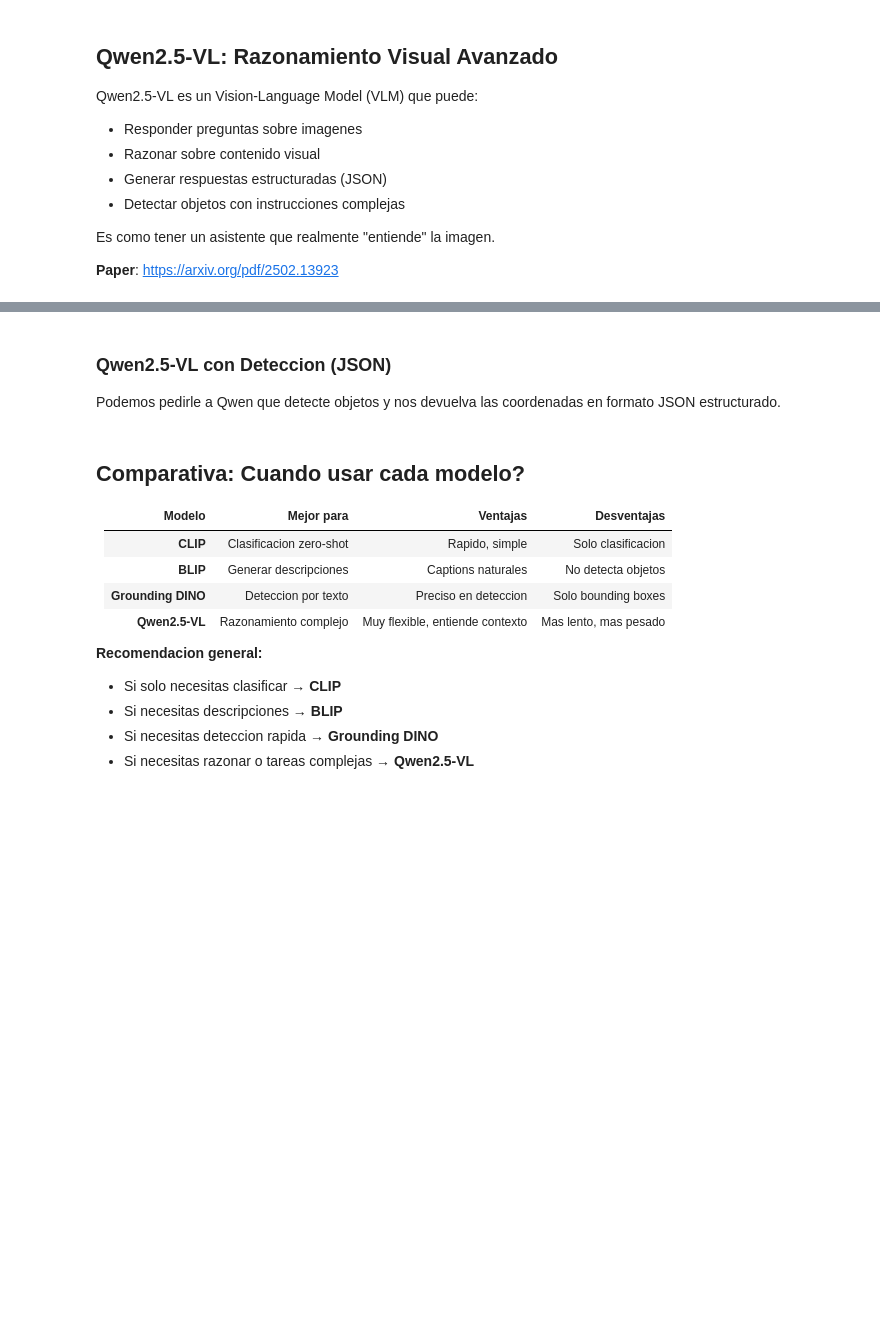
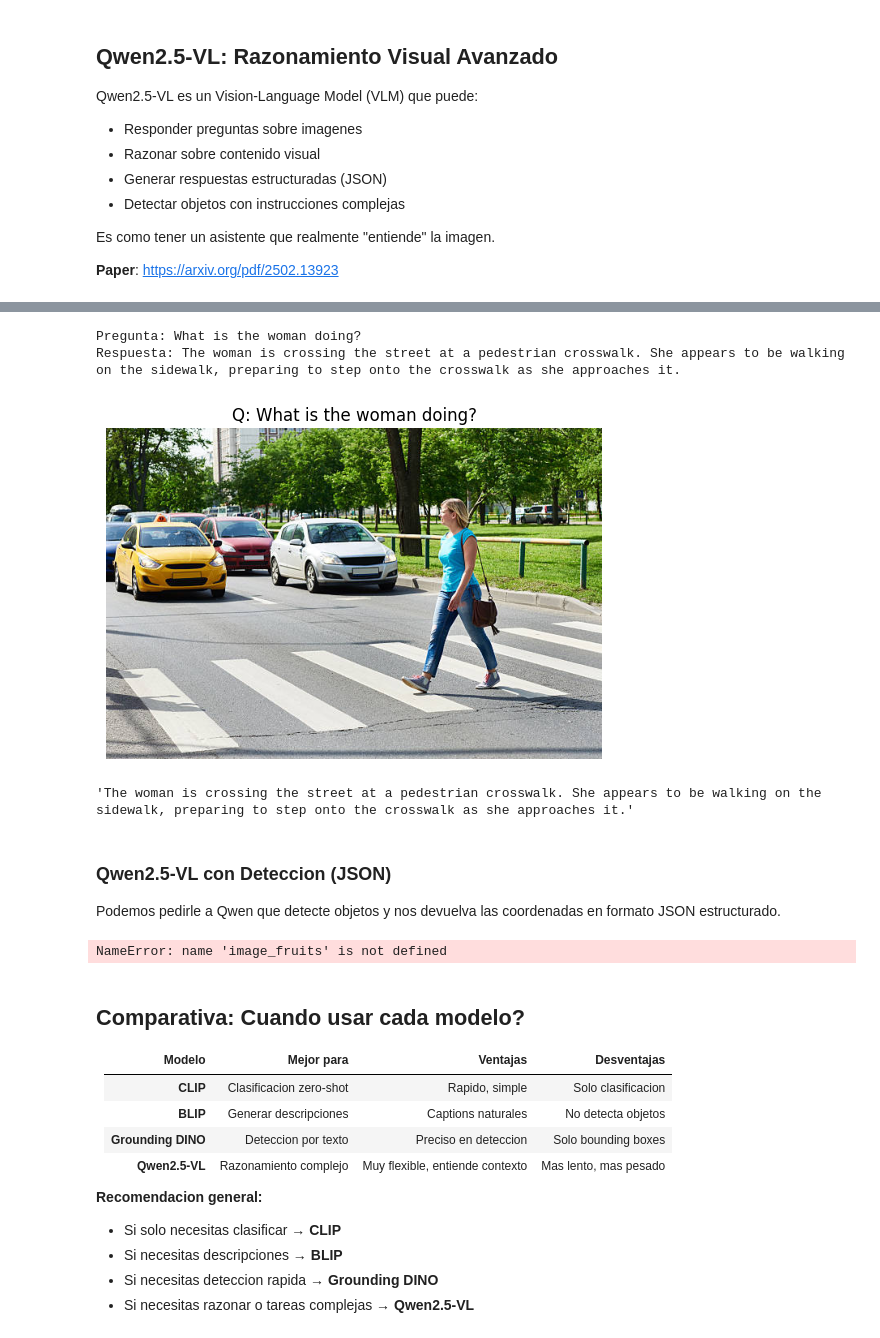
Before and after one commit to sergiovillanueva/Modelos_Fundacionales, a Jupyter notebook: 3_Multimodal.ipynb, the cells around one changed output, grey strips where cells are left out. Cells and saved outputs as stored; diff of their text form; code cells hidden in the pictures; blank space fills up the shorter version.

````diff
--- a/3_Multimodal.ipynb
+++ b/3_Multimodal.ipynb
@@ -274,34 +282,39 @@ def ask_qwen(image, question):
     # Procesar
     text = qwen_processor.apply_chat_template(messages, tokenize=False, add_generation_prompt=True)
     image_inputs, video_inputs = process_vision_info(messages)
     inputs = qwen_processor(text=[text], images=image_inputs, videos=video_inputs, padding=True, return_tensors="pt").to(device)
 
     # Generar respuesta
     with torch.no_grad():
-        generated_ids = qwen_model.generate(**inputs, max_new_tokens=256)
+        generated_ids = qwen_model.generate(**inputs, max_new_tokens=56)
 
     answer = qwen_processor.batch_decode(
         [out[len(inp):] for inp, out in zip(inputs.input_ids, generated_ids)],
         skip_special_tokens=True
     )[0]
 
     print(f"Pregunta: {question}")
     print(f"Respuesta: {answer}\n")
 
     # Visualizar
     plt.imshow(image)
     plt.title(f"Q: {question[:50]}..." if len(question) > 50 else f"Q: {question}")
     plt.axis("off")
     plt.show()
 
     return answer
 
 # Ejemplo: preguntar sobre la imagen
 ask_qwen(image_person_cars, "What is the woman doing?")
 # ask_qwen(image_person_cars, "Where is the red car?")
 # ask_qwen(image_person_cars, "How many cars are in the image?")
 # ask_qwen(image_fruits, "How many fruits are in the image?.")
 # ask_qwen(image_carpet_nok, "is there any defect in the carpet?")
+# %% [output]
+Pregunta: What is the woman doing?
+Respuesta: The woman is crossing the street at a pedestrian crosswalk. She appears to be walking on the sidewalk, preparing to step onto the crosswalk as she approaches it.
+[figure, added]
+'The woman is crossing the street at a pedestrian crosswalk. She appears to be walking on the sidewalk, preparing to step onto the crosswalk as she approaches it.'
 # %% [markdown]
 ### Qwen2.5-VL con Deteccion (JSON)
 
@@ -367,3 +382,59 @@ detect_with_qwen(image_fruits, "Detect the fruits from Valencia and provide boun
+# %%
+def detect_with_qwen(image, instruction):
+    """Detecta objetos con Qwen2.5-VL y devuelve bounding boxes"""
+
+    messages = [
+        {"role": "user", "content": [
+            {"type": "image", "image": image},
+            {"type": "text", "text": instruction}
+        ]}
+    ]
+
+    text = qwen_processor.apply_chat_template(messages, tokenize=False, add_generation_prompt=True)
+    image_inputs, video_inputs = process_vision_info(messages)
+    inputs = qwen_processor(text=[text], images=image_inputs, videos=video_inputs, padding=True, return_tensors="pt").to(device)
+
+    with torch.no_grad():
+        generated_ids = qwen_model.generate(**inputs, max_new_tokens=256)
+
+    answer = qwen_processor.batch_decode(
+        [out[len(inp):] for inp, out in zip(inputs.input_ids, generated_ids)],
+        skip_special_tokens=True
+    )[0]
+
+    print(f"Instruccion: {instruction}")
+    print(f"Respuesta: {answer}\n")
+
+    # Extraer JSON de la respuesta
+    json_match = re.search(r'```json\n(.*?)\n```', answer, re.DOTALL)
+
+    img_array = np.array(image)
+
+    if json_match:
+        data = json.loads(json_match.group(1))
+
+        # Dibujar bounding boxes
+        for item in data:
+            if 'bbox_2d' in item:
+                x1, y1, x2, y2 = item['bbox_2d']
+                label = item.get('label', 'object')
+
+                cv2.rectangle(img_array, (x1, y1), (x2, y2), (255, 0, 0), 3)  # Azul
+                cv2.putText(img_array, label, (x1, y1-10), cv2.FONT_HERSHEY_SIMPLEX, 1, (255, 255, 255), 2)
+
+    # Visualizar
+    plt.imshow(img_array)
+    plt.title("Detecciones con Qwen2.5-VL")
+    plt.axis("off")
+    plt.show()
+
+    return answer
+
+# Ejemplo: detectar frutas
+
+detect_with_qwen(image_fruits, "Detect fruits and provide bounding box coordinates and labels.")
+# %% [output]
+NameError: name 'image_fruits' is not defined
 # %% [markdown]
 ## Comparativa: Cuando usar cada modelo?
 
````
Also changed, not shown: parts of 4 cells of this notebook, 57 other files.
